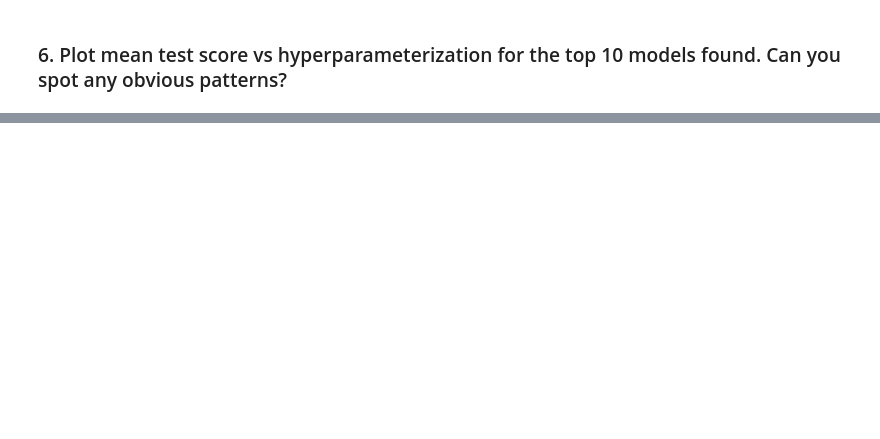
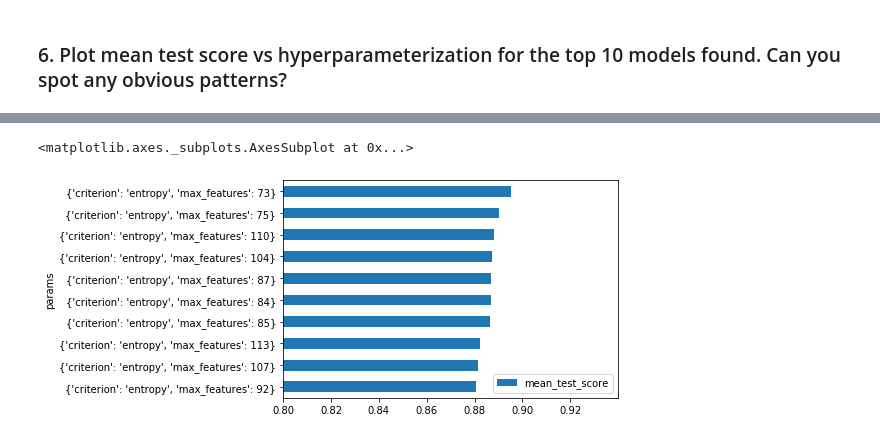
Before and after one commit to PacktWorkshops/The-Data-Science-Workshop, a Jupyter notebook: Chapter08/classify-mushrooms.ipynb, the cells around one changed output, grey strips where cells are left out. Drawn from its saved outputs; the diff is of its cells as text; code cells hidden in the pictures; blank space fills up the shorter version.

```diff
--- a/Chapter08/classify-mushrooms.ipynb
+++ b/Chapter08/classify-mushrooms.ipynb
@@ -79,8 +166,13 @@ results.sort_values('rank_test_score', ascending=True).head(10)
 # %%
 results.loc[:,'params'] = results.loc[:,'params'].astype(str)
 
-(results.sort_values('rank_test_score', ascending=False)
- .loc[:,['params','mean_test_score']]
- .drop_duplicates()
- .head(10)
- .plot.barh(x='params'))
+(
+    results.sort_values('rank_test_score', ascending=False)
+    .loc[:,['params','mean_test_score']]
+    .drop_duplicates()
+    .head(10)
+    .plot.barh(x='params', xlim=(0.8))
+)
+# %% [output]
+<matplotlib.axes._subplots.AxesSubplot at 0x...>
+[figure, added]
```
Also changed, not shown: parts of 18 cells of this notebook.
